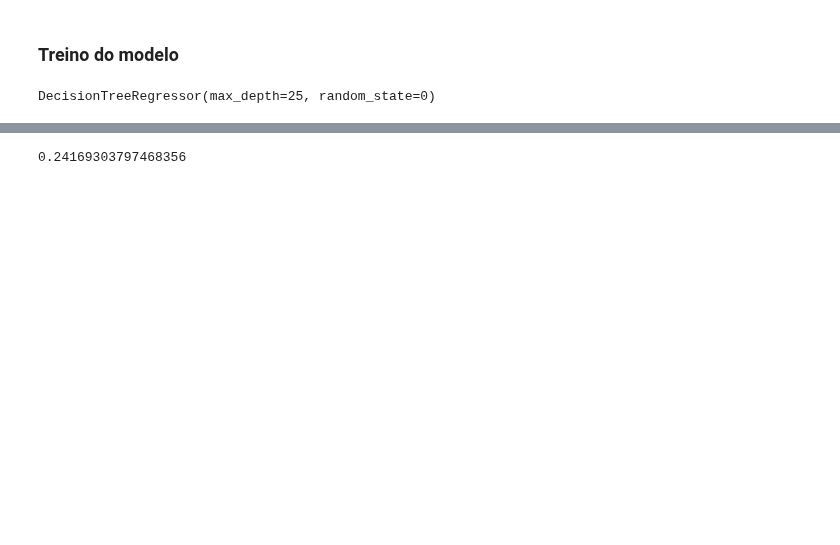
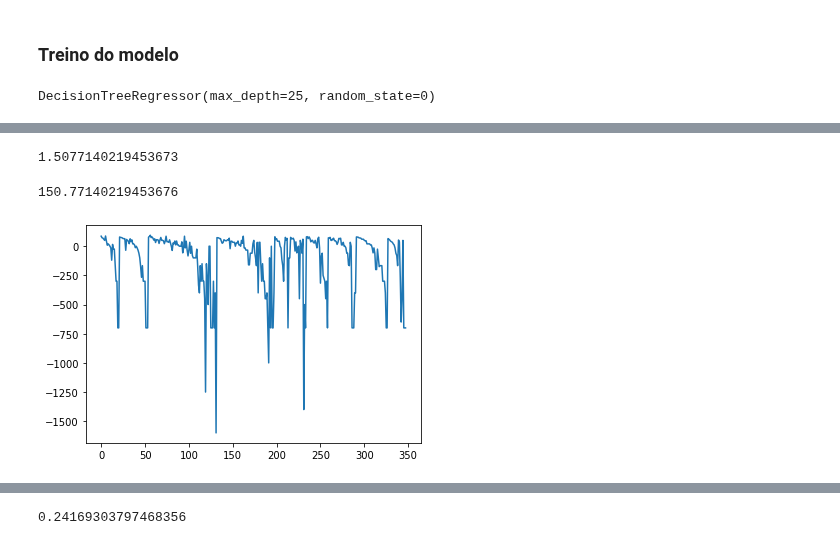
Before and after one commit to lucas-fpaiva/AnalisePred-PES, a Jupyter notebook: Projeto/popularity_forro.ipynb, the cells around one changed output, grey strips where cells are left out. Drawn from its saved outputs; the diff is of its cells as text; code cells hidden in the pictures; blank space fills up the shorter version.

```diff
--- a/Projeto/popularity_forro.ipynb
+++ b/Projeto/popularity_forro.ipynb
@@ -113,3 +150,13 @@ plt.plot(y_teste, y_pred, 'x')
+# %%
+mape(y_teste,y_pred)
+# %% [output]
+1.5077140219453673
+# %%
+plt.plot(((y_teste.values - y_pred)/y_teste.values)*100)
+np.mean(100*np.abs(y_teste.values - y_pred)/y_teste.values)
+# %% [output]
+150.77140219453676
+[figure, added]
 # %%
 plt.plot(y_teste.values, 'o')
 plt.plot(y_pred, 'x')
```
Also changed, not shown: parts of 20 cells of this notebook.
